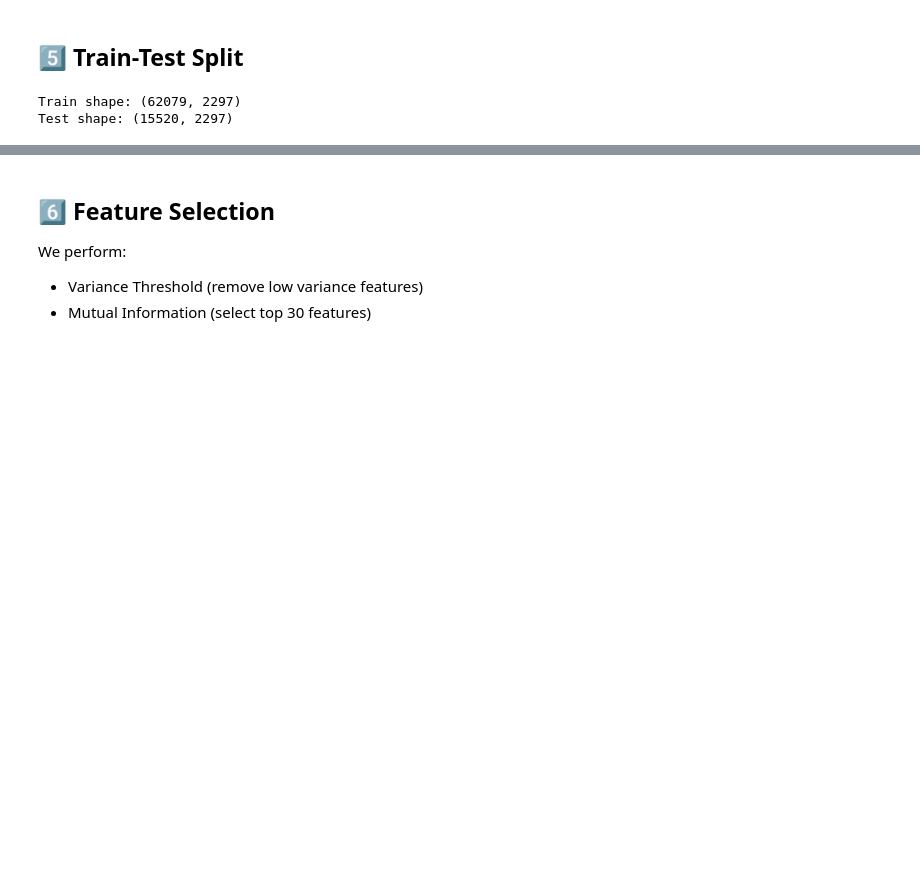
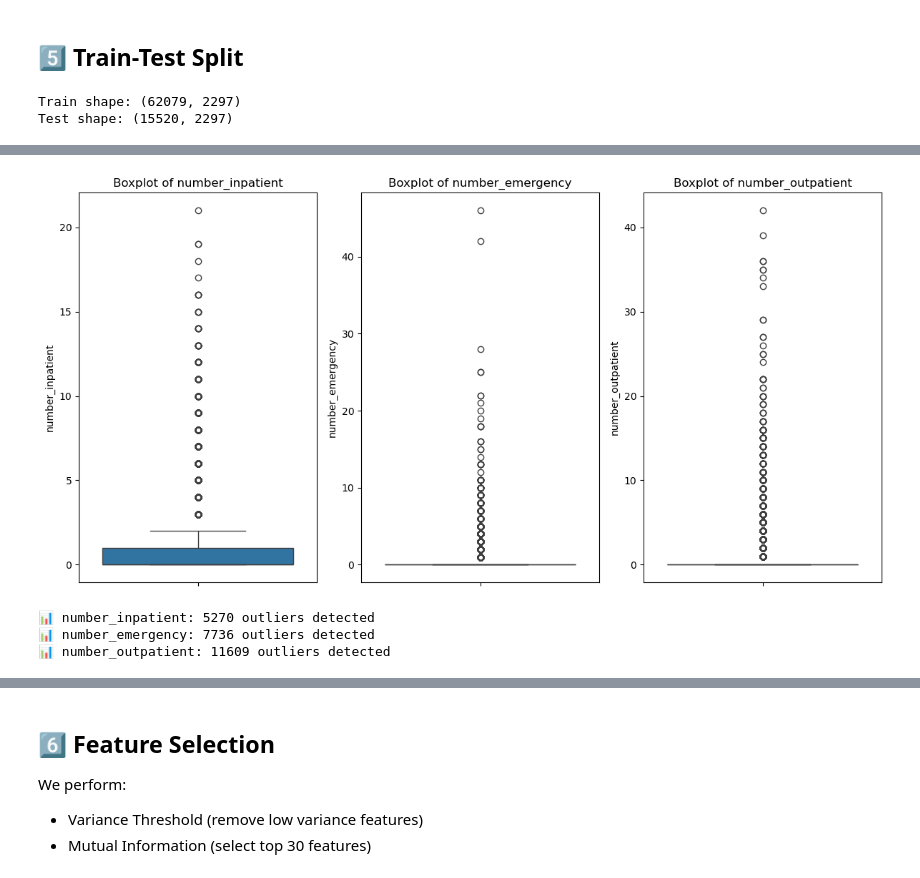
Before and after one commit to ayshathfahima/Final_project__Predicting-30-Day-Hospital-Readmission-in-Diabetic-Patients, a Jupyter notebook: Final_Project.ipynb, the cells around one changed output, grey strips where cells are left out. Cells and saved outputs as stored; diff of their text form; code cells hidden in the pictures; blank space fills up the shorter version.

```diff
--- a/Final_Project.ipynb
+++ b/Final_Project.ipynb
@@ -142,0 +151,30 @@ Test shape: (15520, 2297)
+# %%
+import matplotlib.pyplot as plt
+import seaborn as sns
+
+# Select numeric features for outlier analysis
+numeric_features = ["number_inpatient", "number_emergency", "number_outpatient"]
+
+# 1. Boxplots for visualizing outliers
+plt.figure(figsize=(12, 6))
+for i, col in enumerate(numeric_features, 1):
+    plt.subplot(1, 3, i)
+    sns.boxplot(y=df[col])
+    plt.title(f"Boxplot of {col}")
+plt.tight_layout()
+plt.show()
+
+# 2. Detect outliers using IQR
+for col in numeric_features:
+    Q1 = df[col].quantile(0.25)
+    Q3 = df[col].quantile(0.75)
+    IQR = Q3 - Q1
+    lower_bound = Q1 - 1.5 * IQR
+    upper_bound = Q3 + 1.5 * IQR
+    outliers = df[(df[col] < lower_bound) | (df[col] > upper_bound)]
+    print(f"📊 {col}: {len(outliers)} outliers detected")
+# %% [output]
+[figure, added]
+📊 number_inpatient: 5270 outliers detected
+📊 number_emergency: 7736 outliers detected
+📊 number_outpatient: 11609 outliers detected
```
Also changed, not shown: parts of 22 cells of this notebook.
